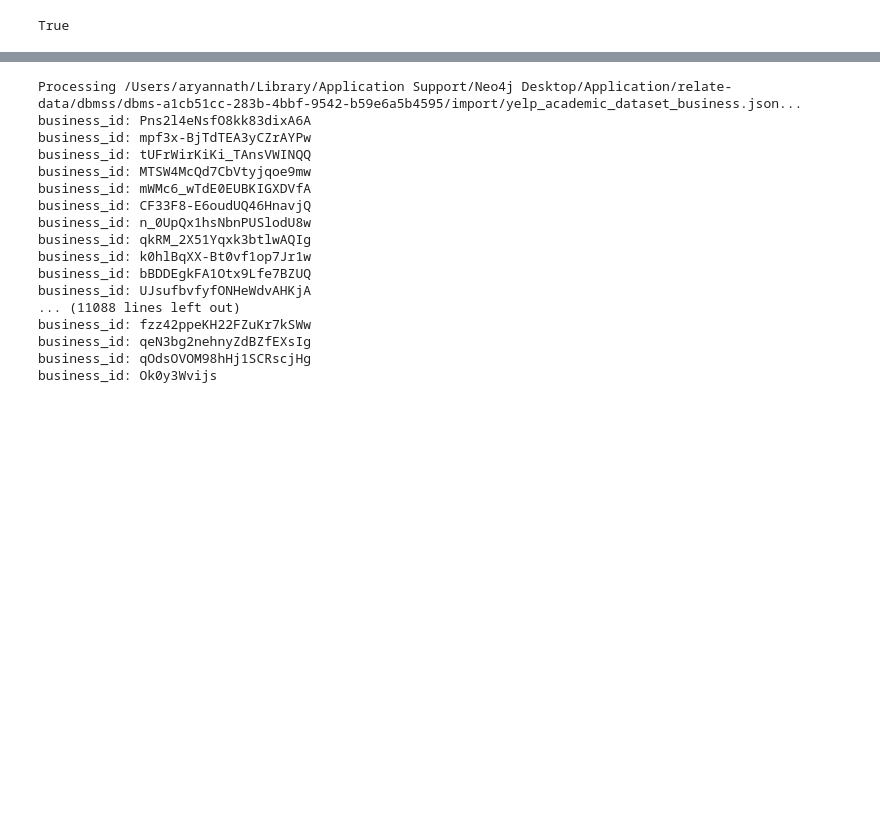
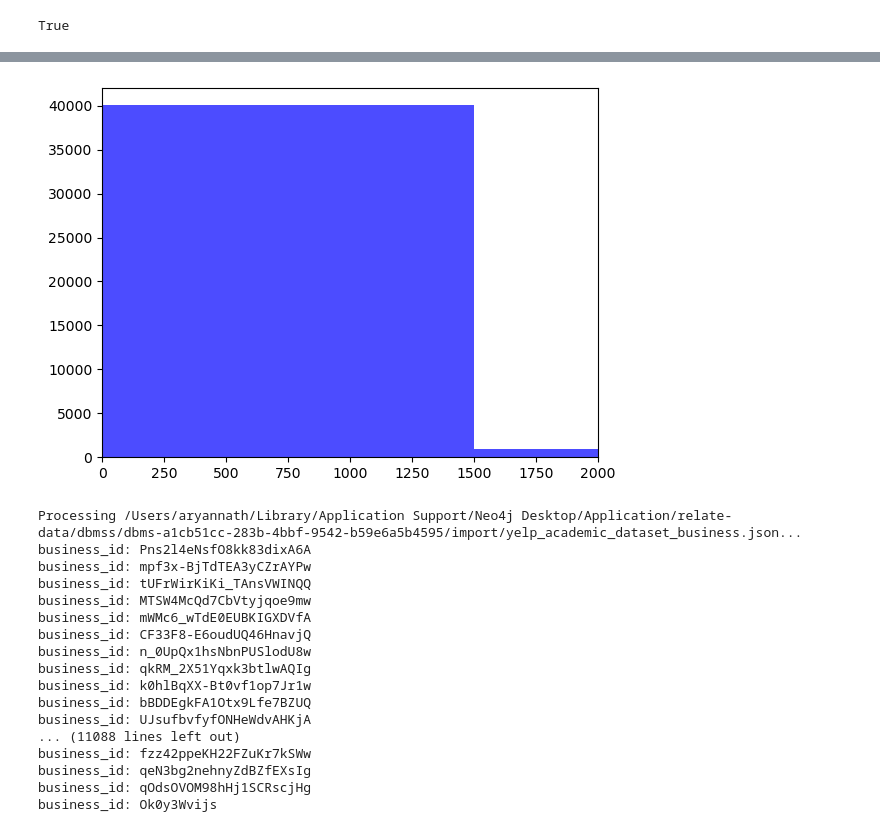
Before and after one commit to natharyan/GraphAnalysis-Yelp, a Jupyter notebook: filt2.ipynb, the cells around one changed output, grey strips where cells are left out. Drawn from its saved outputs; the diff is of its cells as text; code cells hidden in the pictures; blank space fills up the shorter version.

Commit message:
user filtering

```diff
--- a/main.ipynb
+++ b/filt2.ipynb
@@ -23,0 +32,18 @@ True
+# %%
+import pandas as pd
+import json
+
+df_user = pd.concat(pd.read_json(user_path, lines=True, chunksize=1000), ignore_index=True)
+df_user = df_user[df_user['useful'] > 60]
+
+# df_business = pd.concat(pd.read_json(business_path, lines=True, chunksize=1000), ignore_index=True)
+# df_checkin = pd.concat(pd.read_json(checkin_path, lines=True, chunksize=1000), ignore_index=True)
+# df_review = pd.concat(pd.read_json(review_path, lines=True, chunksize=1000), ignore_index=True)
+# df_tip = pd.concat(pd.read_json(tip_path, lines=True, chunksize=1000), ignore_index=True)
+# %%
+df1 = df_user[df_user['fans'] > 10]
+print(df1.shape[0])
+df2 = df1[df1['review_count'] > 100]
+print(df2.shape[0])
+df3 = df2[df2['friends'].str.split(',').map(len) > 1]
+print(df3.shape[0])
@@ -24,3 +66,11 @@ True
+# %%
+import matplotlib.pyplot as plt
+
+plt.hist(df2['friends'].str.split(',').map(len), color='blue', alpha=0.7)
+plt.xlim(0,2000)
+plt.show()
+# %% [output]
+[figure, added]
 # %%
 import json
 
```
Also changed, not shown: parts of 4 cells of this notebook.
